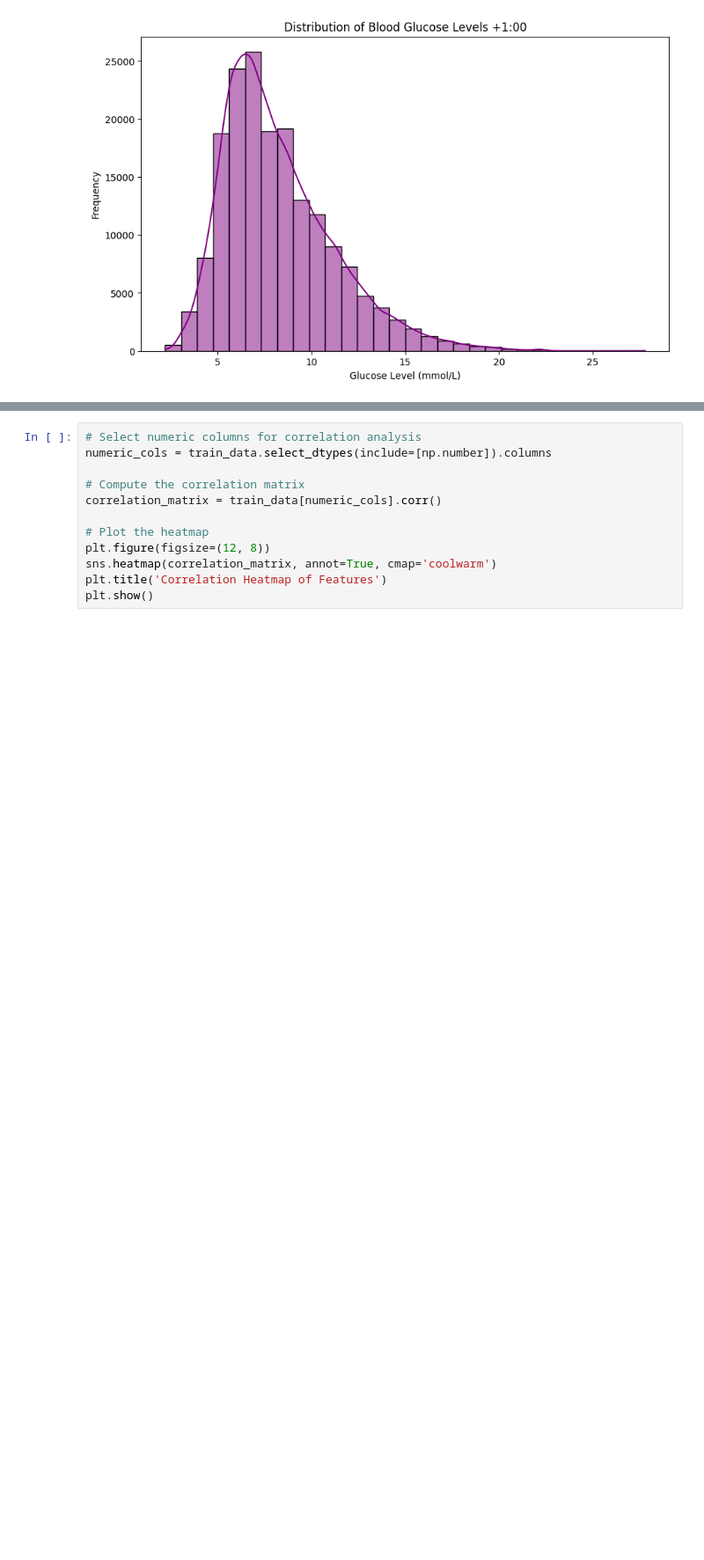
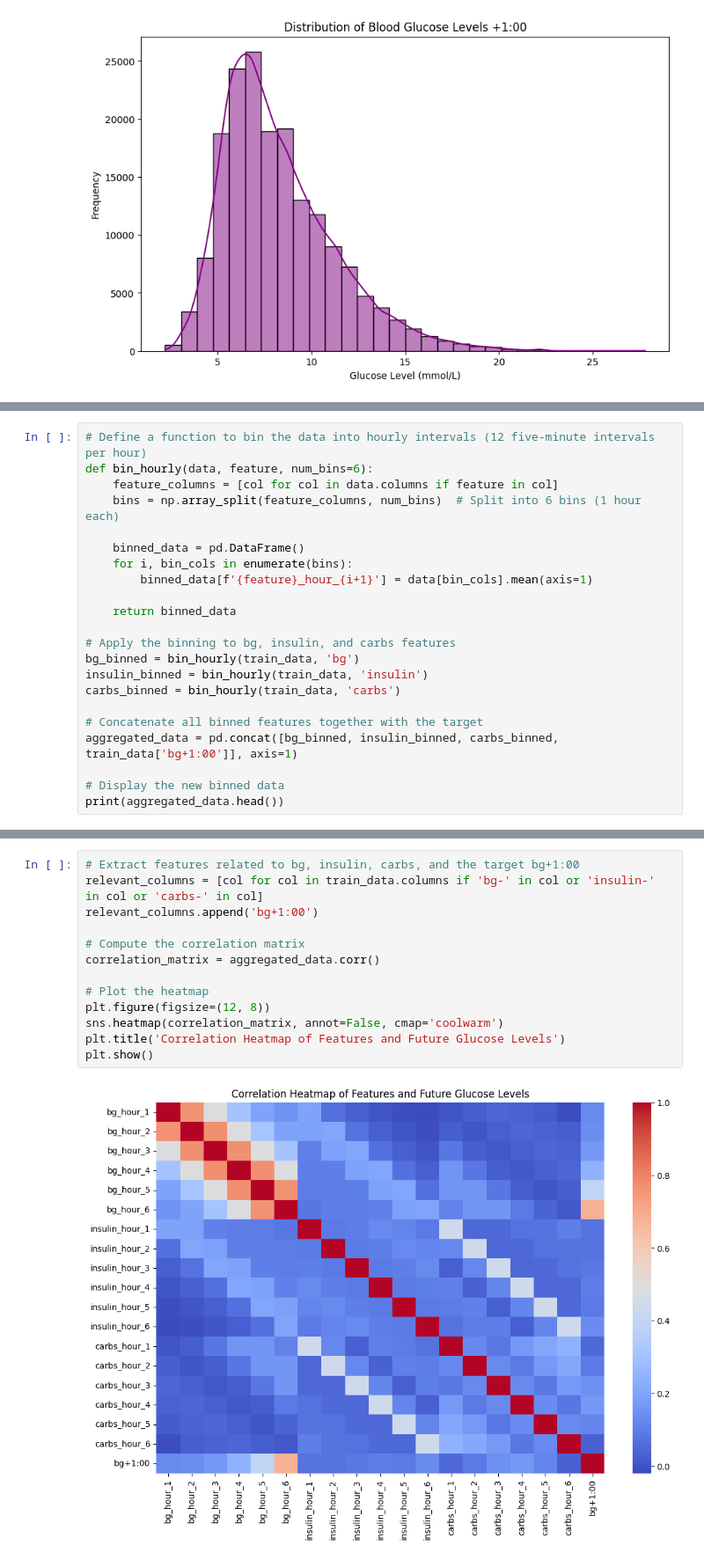
Before and after one commit to mansorrahmed/brist1d, a Jupyter notebook: EDA.ipynb, the cells around one changed output, grey strips where cells are left out. Shown at 88% size. Cells and saved outputs as stored; diff of their text form; blank space fills up the shorter version.

```diff
--- a/EDA.ipynb
+++ b/EDA.ipynb
@@ -94,0 +171,22 @@ plt.show()
+# %%
+# Define a function to bin the data into hourly intervals (12 five-minute intervals per hour)
+def bin_hourly(data, feature, num_bins=6):
+    feature_columns = [col for col in data.columns if feature in col]
+    bins = np.array_split(feature_columns, num_bins)  # Split into 6 bins (1 hour each)
+
+    binned_data = pd.DataFrame()
+    for i, bin_cols in enumerate(bins):
+        binned_data[f'{feature}_hour_{i+1}'] = data[bin_cols].mean(axis=1)
+
+    return binned_data
+
+# Apply the binning to bg, insulin, and carbs features
+bg_binned = bin_hourly(train_data, 'bg')
+insulin_binned = bin_hourly(train_data, 'insulin')
+carbs_binned = bin_hourly(train_data, 'carbs')
+
+# Concatenate all binned features together with the target
+aggregated_data = pd.concat([bg_binned, insulin_binned, carbs_binned, train_data['bg+1:00']], axis=1)
+
+# Display the new binned data
+print(aggregated_data.head())
@@ -95,12 +211,15 @@ plt.show()
 # %%
-# Select numeric columns for correlation analysis
-numeric_cols = train_data.select_dtypes(include=[np.number]).columns
+# Extract features related to bg, insulin, carbs, and the target bg+1:00
+relevant_columns = [col for col in train_data.columns if 'bg-' in col or 'insulin-' in col or 'carbs-' in col]
+relevant_columns.append('bg+1:00')
 
 # Compute the correlation matrix
-correlation_matrix = train_data[numeric_cols].corr()
+correlation_matrix = aggregated_data.corr()
 
 # Plot the heatmap
 plt.figure(figsize=(12, 8))
-sns.heatmap(correlation_matrix, annot=True, cmap='coolwarm')
-plt.title('Correlation Heatmap of Features')
+sns.heatmap(correlation_matrix, annot=False, cmap='coolwarm')
+plt.title('Correlation Heatmap of Features and Future Glucose Levels')
 plt.show()
+# %% [output]
+[figure, added]
```
Also changed, not shown: parts of 8 cells of this notebook, 1 other file.
